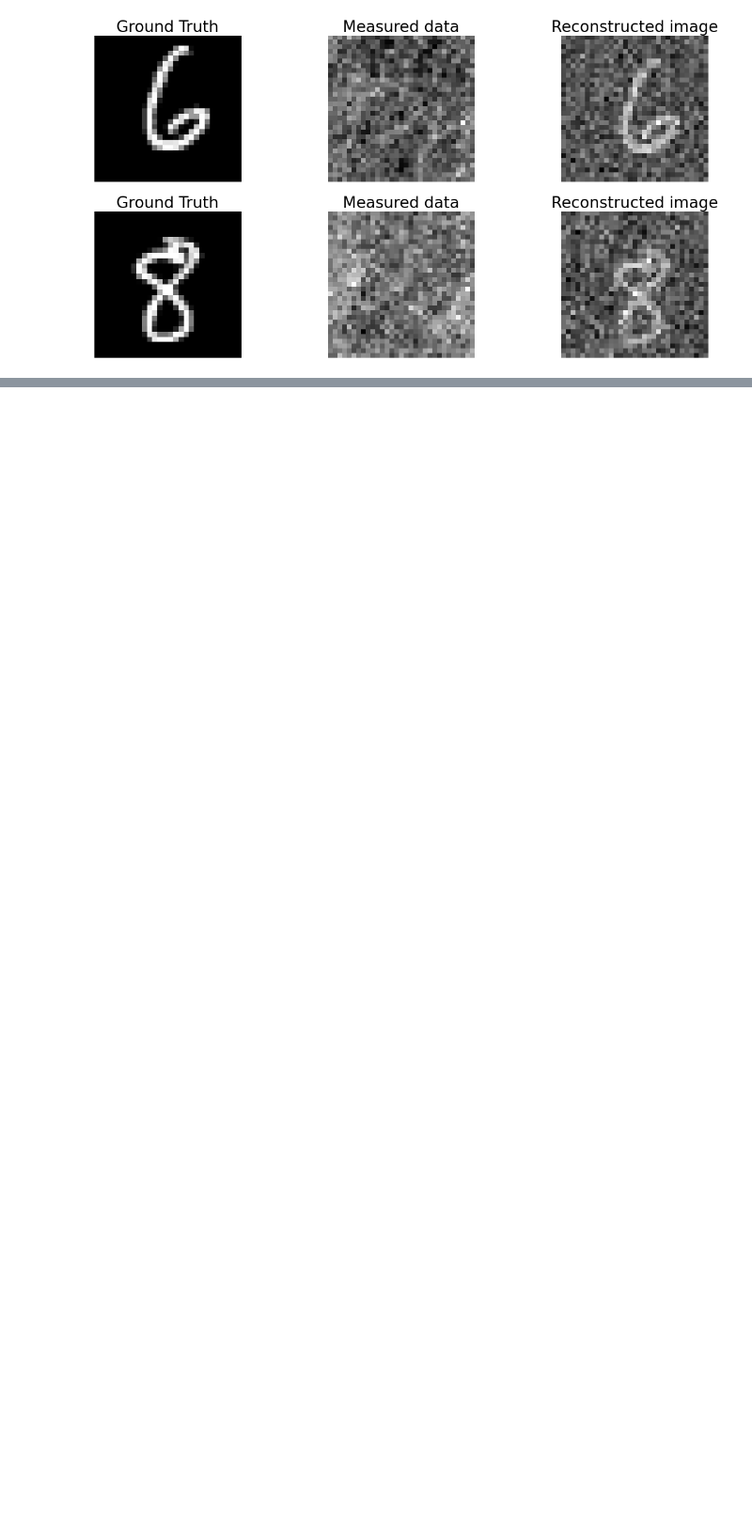
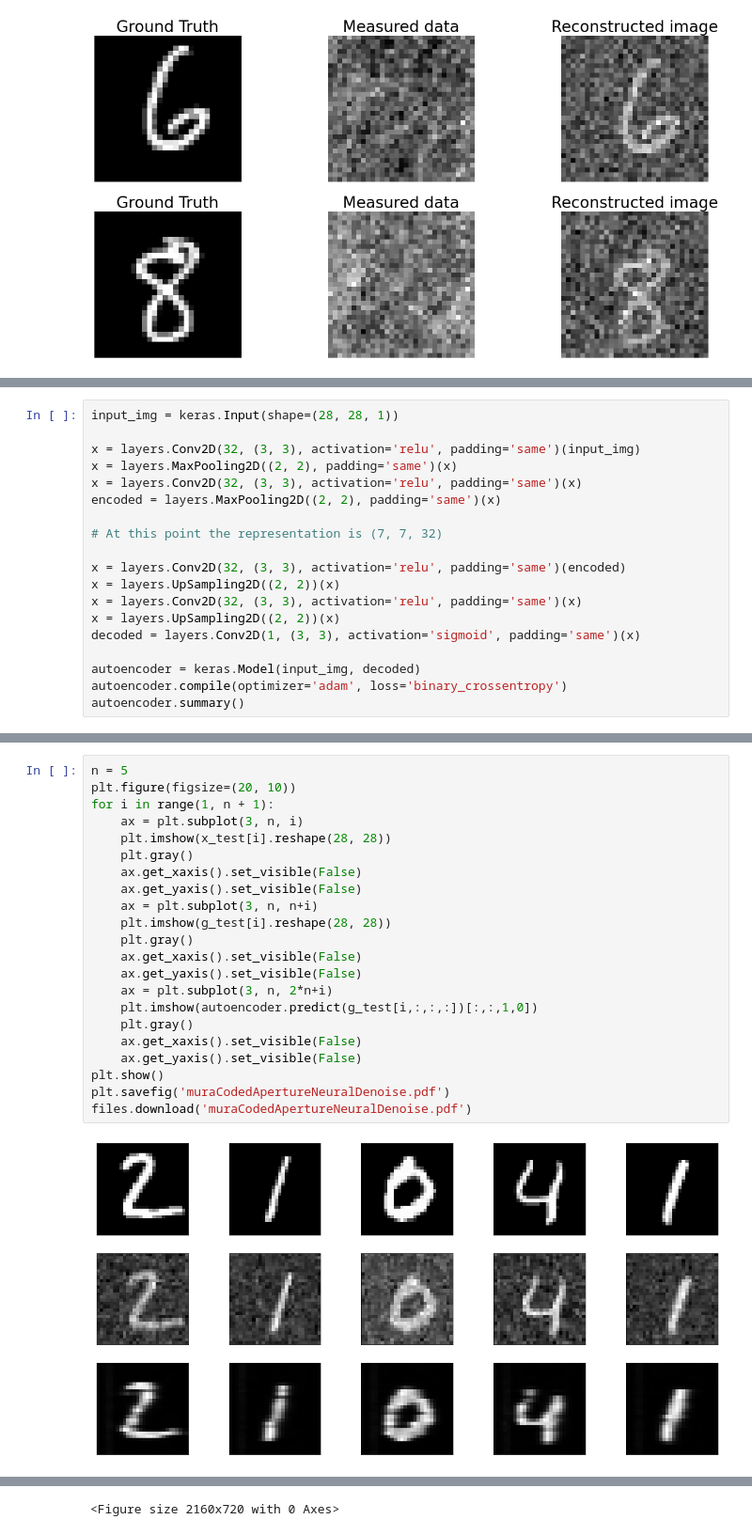
Before and after one commit to djbradyAtOpticalSciencesArizona/computationalImaging, a Jupyter notebook: rays/codeApertureImaging.ipynb, the cells around one changed output, grey strips where cells are left out. Shown at 94% size. Drawn from its saved outputs; the diff is of its cells as text; blank space fills up the shorter version.

```diff
--- a/rays/codeApertureImaging.ipynb
+++ b/rays/codeApertureImaging.ipynb
@@ -228,0 +266,19 @@ sampFun.shape
+# %%
+input_img = keras.Input(shape=(28, 28, 1))
+
+x = layers.Conv2D(32, (3, 3), activation='relu', padding='same')(input_img)
+x = layers.MaxPooling2D((2, 2), padding='same')(x)
+x = layers.Conv2D(32, (3, 3), activation='relu', padding='same')(x)
+encoded = layers.MaxPooling2D((2, 2), padding='same')(x)
+
+# At this point the representation is (7, 7, 32)
+
+x = layers.Conv2D(32, (3, 3), activation='relu', padding='same')(encoded)
+x = layers.UpSampling2D((2, 2))(x)
+x = layers.Conv2D(32, (3, 3), activation='relu', padding='same')(x)
+x = layers.UpSampling2D((2, 2))(x)
+decoded = layers.Conv2D(1, (3, 3), activation='sigmoid', padding='same')(x)
+
+autoencoder = keras.Model(input_img, decoded)
+autoencoder.compile(optimizer='adam', loss='binary_crossentropy')
+autoencoder.summary()
@@ -228,0 +307,24 @@ sampFun.shape
+# %%
+n = 5
+plt.figure(figsize=(20, 10))
+for i in range(1, n + 1):
+    ax = plt.subplot(3, n, i)
+    plt.imshow(x_test[i].reshape(28, 28))
+    plt.gray()
+    ax.get_xaxis().set_visible(False)
+    ax.get_yaxis().set_visible(False)
+    ax = plt.subplot(3, n, n+i)
+    plt.imshow(g_test[i].reshape(28, 28))
+    plt.gray()
+    ax.get_xaxis().set_visible(False)
+    ax.get_yaxis().set_visible(False)
+    ax = plt.subplot(3, n, 2*n+i)
+    plt.imshow(autoencoder.predict(g_test[i,:,:,:])[:,:,1,0])
+    plt.gray()
+    ax.get_xaxis().set_visible(False)
+    ax.get_yaxis().set_visible(False)
+plt.show()
+plt.savefig('muraCodedApertureNeuralDenoise.pdf')
+files.download('muraCodedApertureNeuralDenoise.pdf')
+# %% [output]
+[figure, added]
@@ -228,0 +333 @@ sampFun.shape
+<Figure size 2160x720 with 0 Axes>
```
Also changed, not shown: parts of 24 cells of this notebook.
